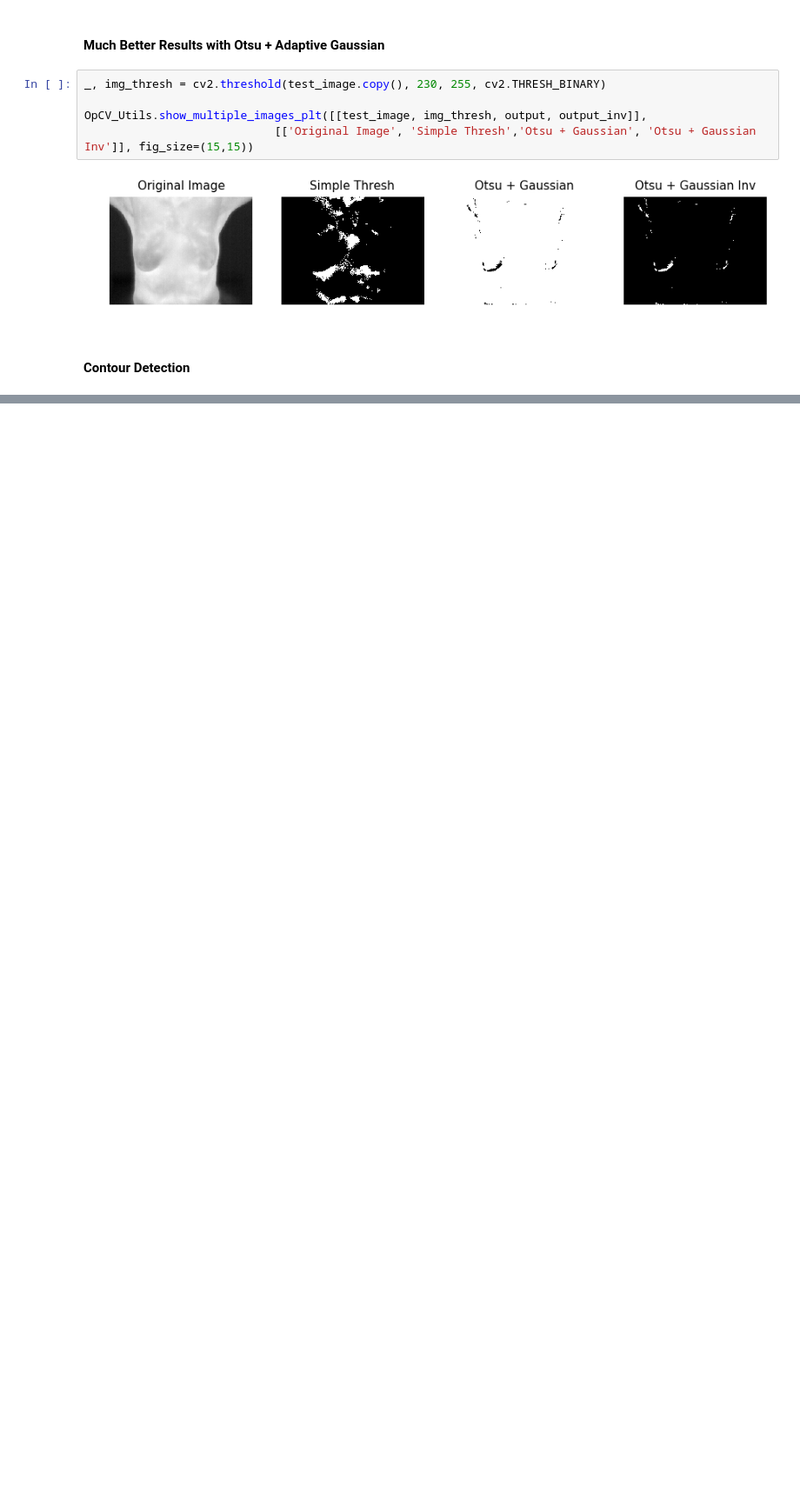
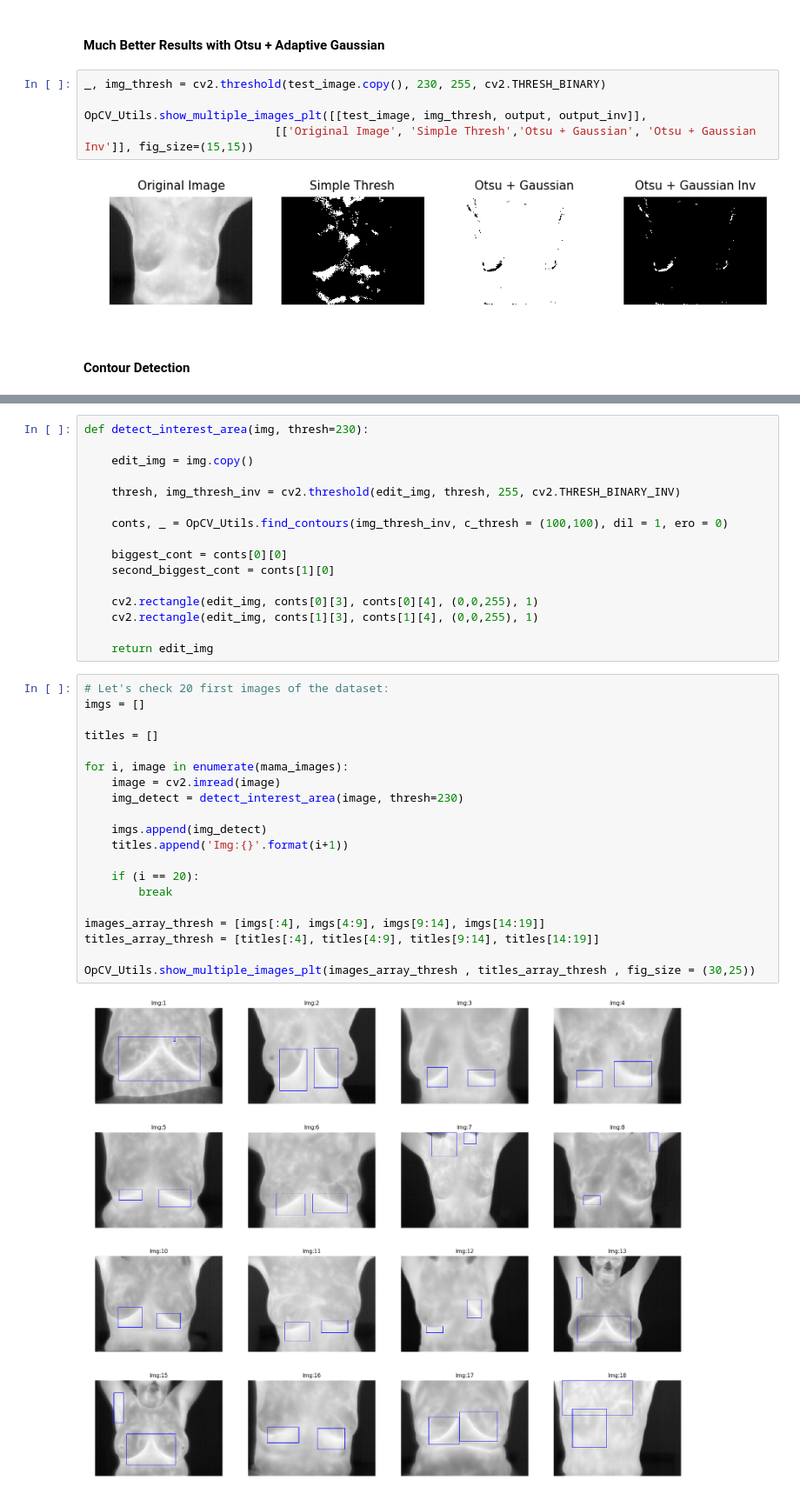
Before and after one commit to Mafeuz/OpenCV, a Jupyter notebook: Thresholding/Threshholding.ipynb, the cells around one changed output, grey strips where cells are left out. Shown at 87% size. Saved outputs shown, nothing was run; the diff lists cells and outputs as text; blank space fills up the shorter version.

```diff
--- a/Thresholding/Threshholding.ipynb
+++ b/Thresholding/Threshholding.ipynb
@@ -247,0 +255,38 @@ OpCV_Utils.show_multiple_images_plt([[test_image, output], [output_canny_show, b
+# %%
+def detect_interest_area(img, thresh=230):
+
+    edit_img = img.copy()
+
+    thresh, img_thresh_inv = cv2.threshold(edit_img, thresh, 255, cv2.THRESH_BINARY_INV)
+
+    conts, _ = OpCV_Utils.find_contours(img_thresh_inv, c_thresh = (100,100), dil = 1, ero = 0)
+
+    biggest_cont = conts[0][0]
+    second_biggest_cont = conts[1][0]
+
+    cv2.rectangle(edit_img, conts[0][3], conts[0][4], (0,0,255), 1)
+    cv2.rectangle(edit_img, conts[1][3], conts[1][4], (0,0,255), 1)
+
+    return edit_img
+# %%
+# Let's check 20 first images of the dataset:
+imgs = []
+
+titles = []
+
+for i, image in enumerate(mama_images):
+    image = cv2.imread(image)
+    img_detect = detect_interest_area(image, thresh=230)
+
+    imgs.append(img_detect)
+    titles.append('Img:{}'.format(i+1))
+
+    if (i == 20):
+        break
+
+images_array_thresh = [imgs[:4], imgs[4:9], imgs[9:14], imgs[14:19]]
+titles_array_thresh = [titles[:4], titles[4:9], titles[9:14], titles[14:19]]
+
+OpCV_Utils.show_multiple_images_plt(images_array_thresh , titles_array_thresh , fig_size = (30,25))
+# %% [output]
+[figure, added]
```
Also changed, not shown: parts of 4 cells of this notebook, 1 other file.
